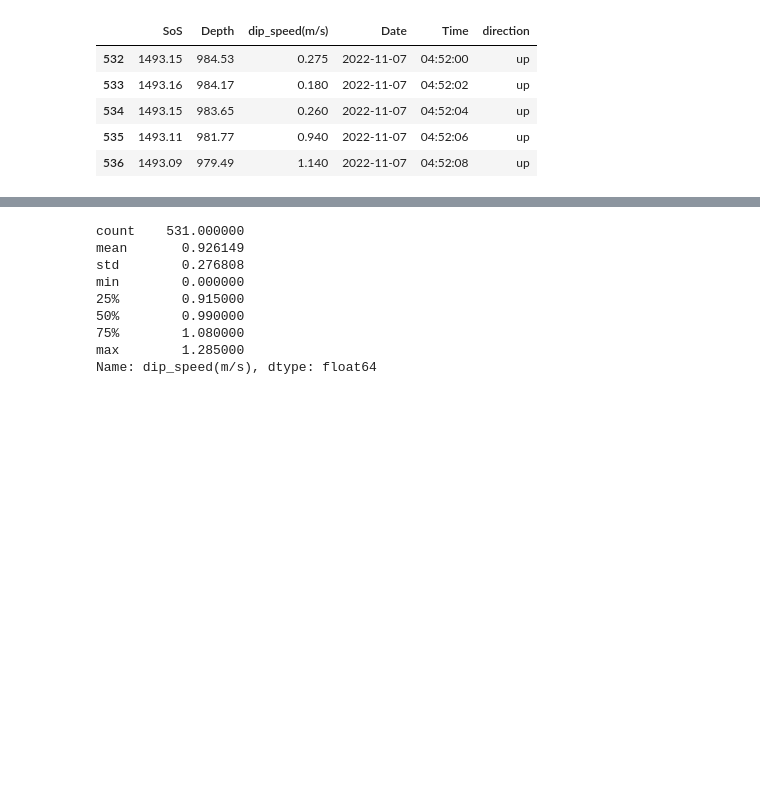
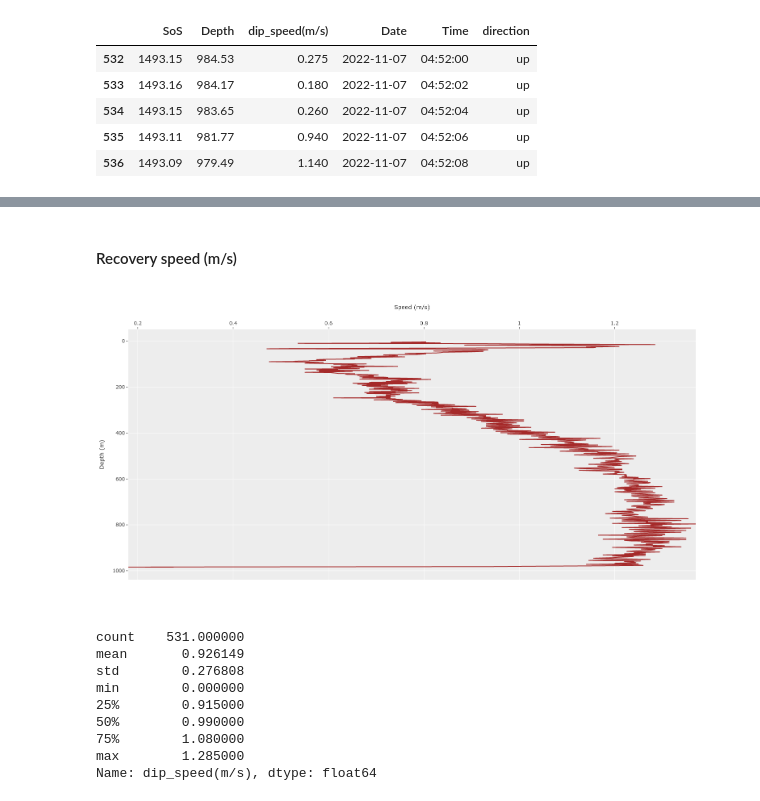
Before and after one commit to rdallagnolo/repo_nav-tsdip, a Jupyter notebook: tsdips_figure_code-test.ipynb, the cells around one changed output, grey strips where cells are left out. Drawn from its saved outputs; the diff is of its cells as text; code cells hidden in the pictures; blank space fills up the shorter version.

```diff
--- a/tsdips_figure_code-test.ipynb
+++ b/tsdips_figure_code-test.ipynb
@@ -164,3 +170,28 @@ fig.update_annotations(yshift=20)
+# %% [markdown]
+#### Recovery speed (m/s)
+# %%
+fig4 = make_subplots(
+    rows=1,cols=1)
+
+fig4.add_trace(
+    go.Scatter(x=df_up['dip_speed(m/s)'],y=df_up['Depth'],line=dict(color='brown'),showlegend=False),
+    row=1,col=1
+)
+
+fig4.update_yaxes(autorange="reversed", row=1, col=1)
+
+fig4.update_layout(
+    xaxis={'side':'top'},
+    xaxis_title="Speed (m/s)",
+    yaxis_title="Depth (m)",
+    template='ggplot2',
+    height=800,
+    width=600,
+
+
+)
+# %% [output]
+[figure, added]
 # %%
 df_down['dip_speed(m/s)'].describe()
 # %% [output]
```
Also changed, not shown: parts of 9 cells of this notebook, 19 other files.
